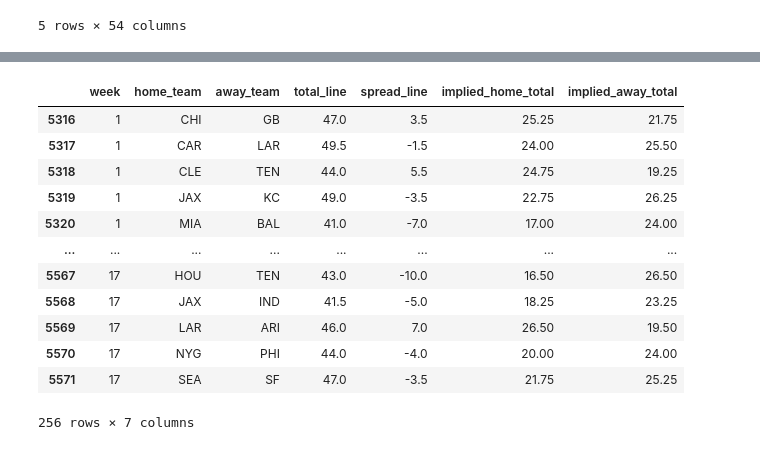
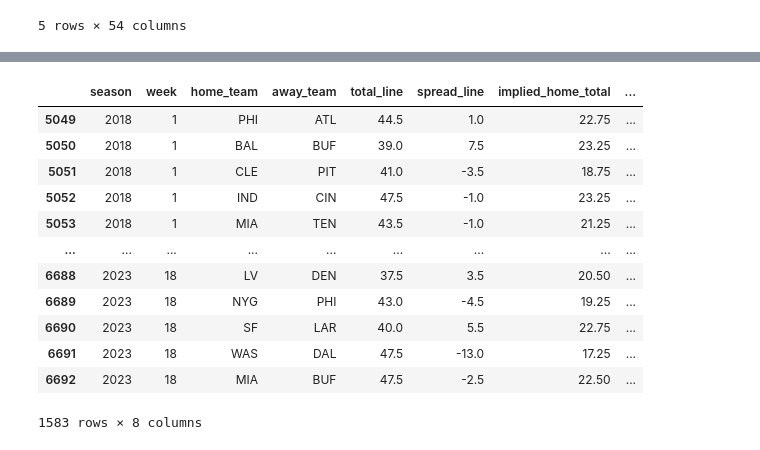
Before and after one commit to b00se/footbalf, a Jupyter notebook: nfl_data.ipynb, the cells around one changed output, grey strips where cells are left out. Saved outputs shown, nothing was run; the diff lists cells and outputs as text; code cells hidden in the pictures.

```diff
--- a/nfl_data.ipynb
+++ b/nfl_data.ipynb
@@ -3,21 +3,24 @@
 import nfl_data_py as nfl
 import pandas as pd
 # %%
-weekly_data_2019 = nfl.import_weekly_data([2019], downcast=True)
-weekly_data_2019 = weekly_data_2019.loc[weekly_data_2019['season_type'] == 'REG']
+seasons = list(range(2018, 2024))
+
+weekly_data = nfl.import_weekly_data(seasons, downcast=True)
+weekly_data = weekly_data.loc[weekly_data['season_type'] == 'REG']
 
 # standardize team names
-weekly_data_2019['recent_team'] = weekly_data_2019['recent_team'].replace({'LA': 'LAR', 'OAK': 'LV'})
-weekly_data_2019['opponent_team'] = weekly_data_2019['opponent_team'].replace({'LA': 'LAR', 'OAK': 'LV'})
+weekly_data['recent_team'] = weekly_data['recent_team'].replace({'LA': 'LAR', 'OAK': 'LV'})
+weekly_data['opponent_team'] = weekly_data['opponent_team'].replace({'LA': 'LAR', 'OAK': 'LV'})
 
 #drop irrelevant positions
 relevent_positions = ['QB', 'RB', 'WR', 'TE']
-weekly_data_2019 = weekly_data_2019.loc[weekly_data_2019['position'].isin(relevent_positions)]
+weekly_data = weekly_data.loc[weekly_data['position'].isin(relevent_positions)]
 
-#drop final week of season
-weekly_data_2019 = weekly_data_2019.loc[weekly_data_2019['week'] != 17]
+#drop final week of season (week 17 before 2021)
+weekly_data = weekly_data[~((weekly_data['season'] < 2021) & (weekly_data['week'] == 17))]
+weekly_data = weekly_data[~((weekly_data['season'] >= 2021) & (weekly_data['week'] == 18))]
 
-weekly_data_2019.head()
+weekly_data.head()
 # %% [output]
 Downcasting floats.
 |  | player_id | player_name | player_display_name | position | position_group | headshot_url | recent_team | ... |
@@ -96,19 +140,19 @@ print(weekly_data_2019)
 # %%
 # Load regular season schedule
-schedule = nfl.import_schedules([2019]).loc[nfl.import_schedules([2019])['game_type'] == 'REG']
+schedule = nfl.import_schedules(seasons).loc[nfl.import_schedules(seasons)['game_type'] == 'REG']
 
 # normalize team names
 schedule['home_team'] = schedule['home_team'].replace({'LA': 'LAR', 'OAK': 'LV'})
 schedule['away_team'] = schedule['away_team'].replace({'LA': 'LAR', 'OAK': 'LV'})
 
 # determine if a player is playing at home or away
-weekly_data_2019 = weekly_data_2019.merge(
-    schedule[['week', 'home_team', 'away_team']],
-    left_on=['week', 'recent_team'],
-    right_on=['week', 'home_team'],
+weekly_data = weekly_data.merge(
+    schedule[['season', 'week', 'home_team', 'away_team']],
+    left_on=['season', 'week', 'recent_team'],
+    right_on=['season', 'week', 'home_team'],
     how='left'
 )
-weekly_data_2019['home'] = weekly_data_2019['recent_team'] == weekly_data_2019['home_team']
-weekly_data_2019.drop(columns=['home_team', 'away_team'], inplace=True)
-print(weekly_data_2019)
+weekly_data['home'] = weekly_data['recent_team'] == weekly_data['home_team']
+weekly_data.drop(columns=['home_team', 'away_team'], inplace=True)
+print(weekly_data)
 # %% [output]
@@ -168,24 +212,24 @@ print(total_scores_by_week)
 # %%
 # calculate implied team totals
-betting_lines = schedule.loc[:, ['week', 'home_team', 'away_team', 'total_line', 'spread_line']]
+betting_lines = schedule.loc[:, ['season', 'week', 'home_team', 'away_team', 'total_line', 'spread_line']]
 
 betting_lines['implied_home_total'] =  betting_lines['total_line'] / 2 + betting_lines['spread_line'] / 2
 betting_lines['implied_away_total'] =  betting_lines['total_line'] / 2 - betting_lines['spread_line'] / 2
 betting_lines
 # %% [output]
-|  | week | home_team | away_team | total_line | spread_line | implied_home_total | implied_away_total |
-| 5316 | 1 | CHI | GB | 47.0 | 3.5 | 25.25 | 21.75 |
-| 5317 | 1 | CAR | LAR | 49.5 | -1.5 | 24.00 | 25.50 |
-| 5318 | 1 | CLE | TEN | 44.0 | 5.5 | 24.75 | 19.25 |
-| 5319 | 1 | JAX | KC | 49.0 | -3.5 | 22.75 | 26.25 |
-| 5320 | 1 | MIA | BAL | 41.0 | -7.0 | 17.00 | 24.00 |
-| ... | ... | ... | ... | ... | ... | ... | ... |
-| 5567 | 17 | HOU | TEN | 43.0 | -10.0 | 16.50 | 26.50 |
-| 5568 | 17 | JAX | IND | 41.5 | -5.0 | 18.25 | 23.25 |
-| 5569 | 17 | LAR | ARI | 46.0 | 7.0 | 26.50 | 19.50 |
-| 5570 | 17 | NYG | PHI | 44.0 | -4.0 | 20.00 | 24.00 |
-| 5571 | 17 | SEA | SF | 47.0 | -3.5 | 21.75 | 25.25 |
+|  | season | week | home_team | away_team | total_line | spread_line | implied_home_total | ... |
+| 5049 | 2018 | 1 | PHI | ATL | 44.5 | 1.0 | 22.75 | ... |
+| 5050 | 2018 | 1 | BAL | BUF | 39.0 | 7.5 | 23.25 | ... |
+| 5051 | 2018 | 1 | CLE | PIT | 41.0 | -3.5 | 18.75 | ... |
+| 5052 | 2018 | 1 | IND | CIN | 47.5 | -1.0 | 23.25 | ... |
+| 5053 | 2018 | 1 | MIA | TEN | 43.5 | -1.0 | 21.25 | ... |
+| ... | ... | ... | ... | ... | ... | ... | ... | ... |
+| 6688 | 2023 | 18 | LV | DEN | 37.5 | 3.5 | 20.50 | ... |
+| 6689 | 2023 | 18 | NYG | PHI | 43.0 | -4.5 | 19.25 | ... |
+| 6690 | 2023 | 18 | SF | LAR | 40.0 | 5.5 | 22.75 | ... |
+| 6691 | 2023 | 18 | WAS | DAL | 47.5 | -13.0 | 17.25 | ... |
+| 6692 | 2023 | 18 | MIA | BUF | 47.5 | -2.5 | 22.50 | ... |
-256 rows × 7 columns
+1583 rows × 8 columns
 # %%
 # Merge with previous average scores for comparison
 betting_lines = betting_lines.merge(
```
Also changed, not shown: parts of 12 cells of this notebook.
